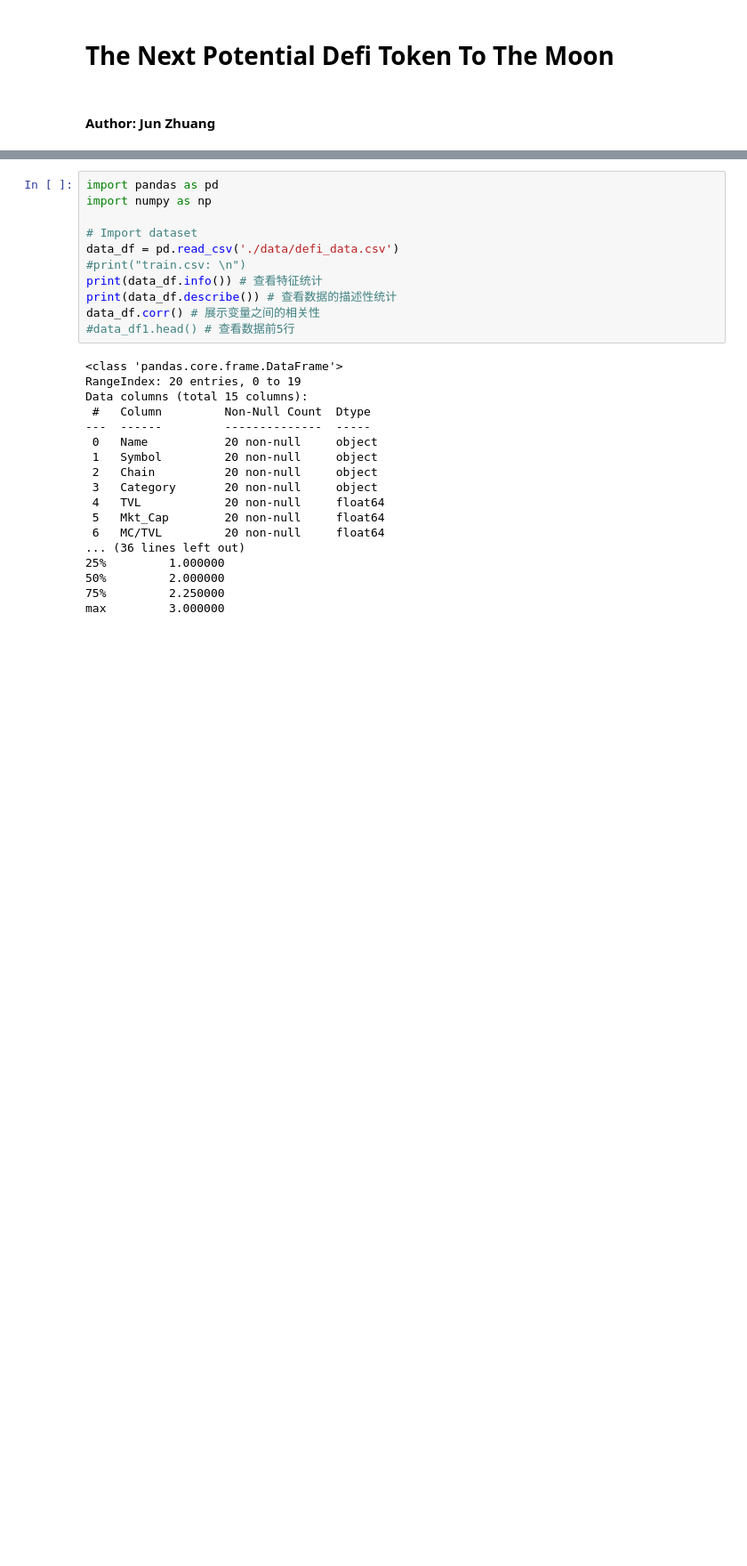
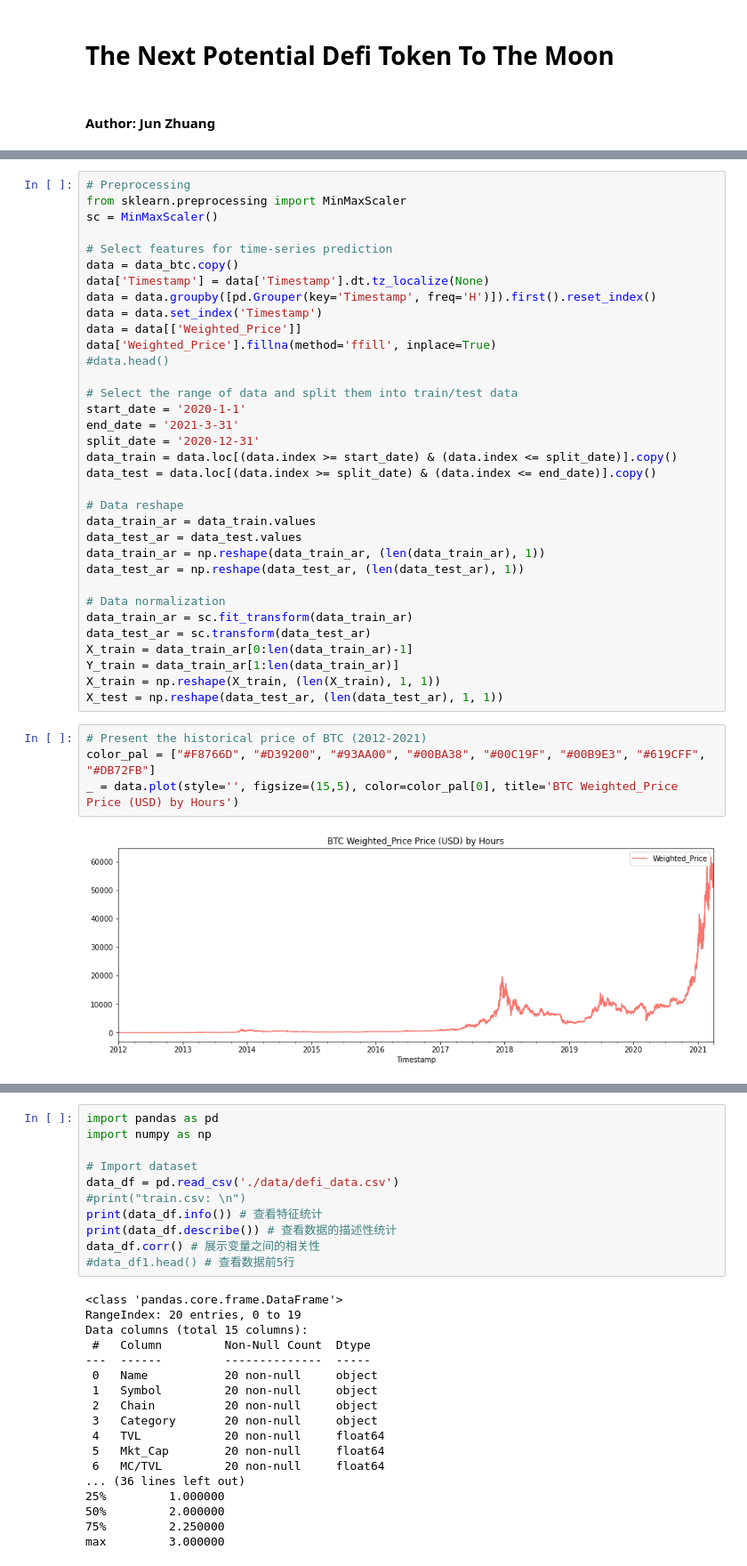
Before and after one commit to junzhuang-code/potential_defi_tokens, a Jupyter notebook: defi_analysis.ipynb, the cells around one changed output, grey strips where cells are left out. Shown at 89% size. Saved outputs shown, nothing was run; the diff lists cells and outputs as text; blank space fills up the shorter version.

```diff
--- a/defi_analysis.ipynb
+++ b/defi_analysis.ipynb
@@ -89,0 +111,40 @@ In the future, this scheme could be extended to an online data analysis framewor
+# %%
+# Preprocessing
+from sklearn.preprocessing import MinMaxScaler
+sc = MinMaxScaler()
+
+# Select features for time-series prediction
+data = data_btc.copy()
+data['Timestamp'] = data['Timestamp'].dt.tz_localize(None)
+data = data.groupby([pd.Grouper(key='Timestamp', freq='H')]).first().reset_index()
+data = data.set_index('Timestamp')
+data = data[['Weighted_Price']]
+data['Weighted_Price'].fillna(method='ffill', inplace=True)
+#data.head()
+
+# Select the range of data and split them into train/test data
+start_date = '2020-1-1'
+end_date = '2021-3-31'
+split_date = '2020-12-31'
+data_train = data.loc[(data.index >= start_date) & (data.index <= split_date)].copy()
+data_test = data.loc[(data.index >= split_date) & (data.index <= end_date)].copy()
+
+# Data reshape
+data_train_ar = data_train.values
+data_test_ar = data_test.values
+data_train_ar = np.reshape(data_train_ar, (len(data_train_ar), 1))
+data_test_ar = np.reshape(data_test_ar, (len(data_test_ar), 1))
+
+# Data normalization
+data_train_ar = sc.fit_transform(data_train_ar)
+data_test_ar = sc.transform(data_test_ar)
+X_train = data_train_ar[0:len(data_train_ar)-1]
+Y_train = data_train_ar[1:len(data_train_ar)]
+X_train = np.reshape(X_train, (len(X_train), 1, 1))
+X_test = np.reshape(data_test_ar, (len(data_test_ar), 1, 1))
+# %%
+# Present the historical price of BTC (2012-2021)
+color_pal = ["#F8766D", "#D39200", "#93AA00", "#00BA38", "#00C19F", "#00B9E3", "#619CFF", "#DB72FB"]
+_ = data.plot(style='', figsize=(15,5), color=color_pal[0], title='BTC Weighted_Price Price (USD) by Hours')
+# %% [output]
+[figure, added]
```
Also changed, not shown: parts of 8 cells of this notebook.
